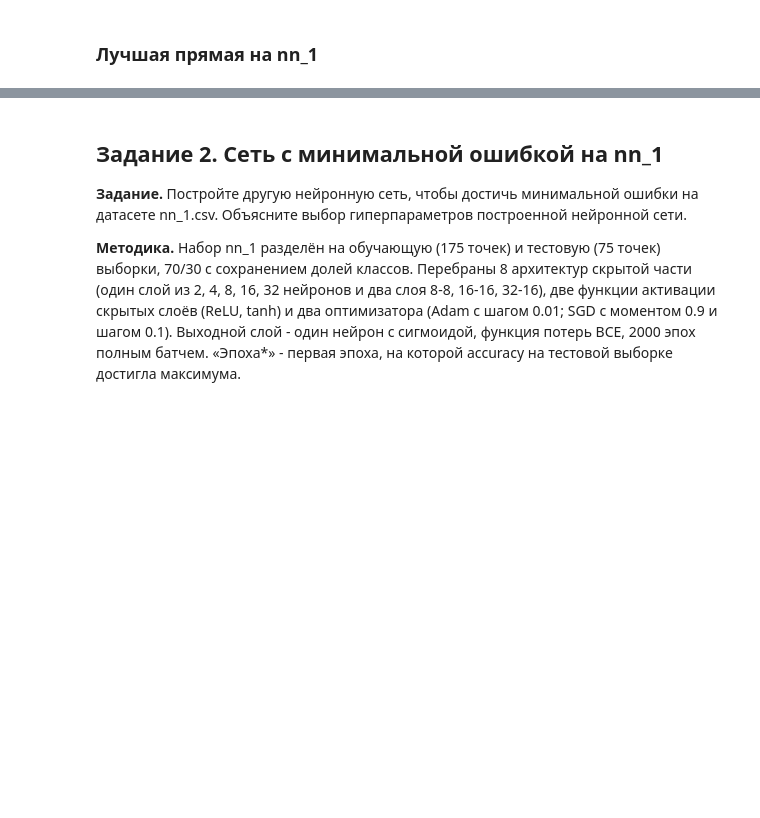
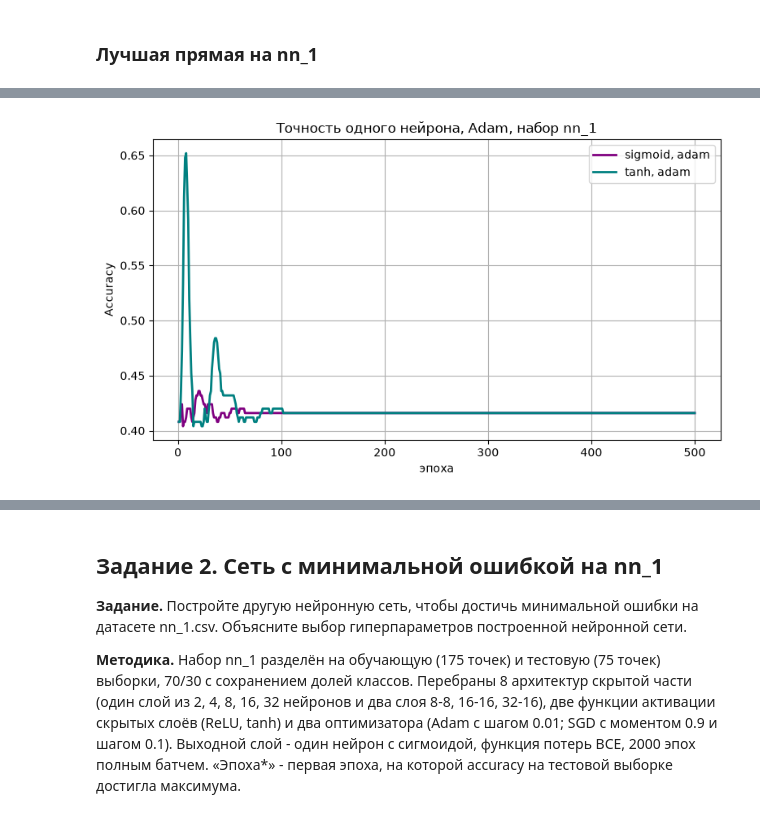
Before and after one commit to ElichMaya/AI-Systems-Labs, a Jupyter notebook: AI_lab2/lab2.ipynb, the cells around one changed output, grey strips where cells are left out. Cells and saved outputs as stored; diff of their text form; code cells hidden in the pictures; blank space fills up the shorter version.

```diff
--- a/AI_lab2/lab2.ipynb
+++ b/AI_lab2/lab2.ipynb
@@ -325,0 +265,14 @@ plt.show()
+# %%
+# nn_1, оптимизатор Adam: accuracy по эпохам для сигмоиды и tanh
+plt.figure(figsize=(9, 4.8))
+for act, color in [('sigmoid', 'purple'), ('tanh', 'teal')]:
+    _, _, a1 = train_neuron(X1, y1, act, 'adam')
+    plt.plot(range(1, len(a1) + 1), a1, color=color, linewidth=2, label=f'{act}, adam')
+plt.xlabel('эпоха')
+plt.ylabel('Accuracy')
+plt.title('Точность одного нейрона, Adam, набор nn_1')
+plt.legend()
+plt.grid(True)
+plt.show()
+# %% [output]
+[figure, added]
```
Also changed, not shown: parts of 21 cells of this notebook, 7 other files.
